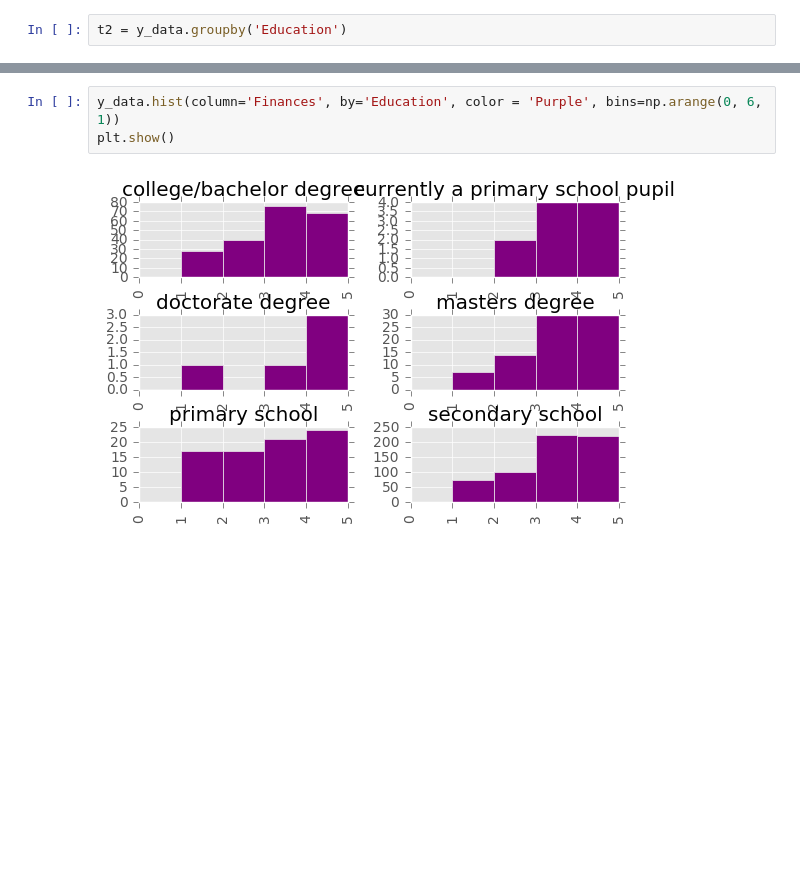
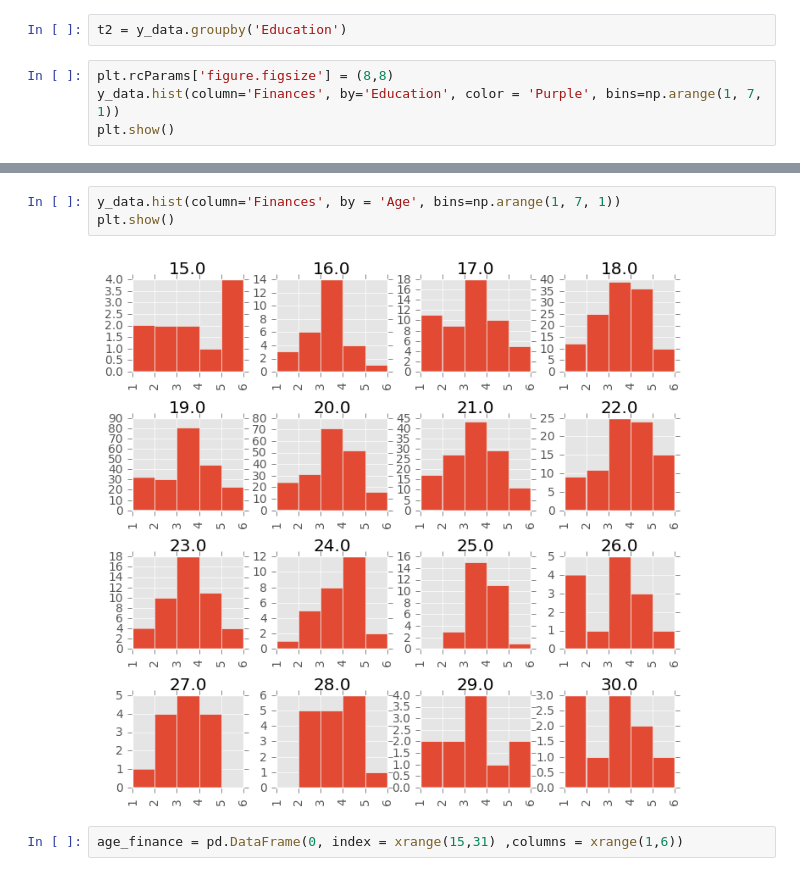
Before and after one commit to ehkhong/sta-141b-proj, a Jupyter notebook: calculated.py.ipynb, the cells around one changed output, grey strips where cells are left out. Drawn from its saved outputs; the diff is of its cells as text; blank space fills up the shorter version.

```diff
--- a/calculated.py.ipynb
+++ b/calculated.py.ipynb
@@ -174,2 +166,6 @@ Name: Education, dtype: int64
 # %%
 t2 = y_data.groupby('Education')
+# %%
+plt.rcParams['figure.figsize'] = (8,8)
+y_data.hist(column='Finances', by='Education', color = 'Purple', bins=np.arange(1, 7, 1))
+plt.show()
@@ -176,5 +186,7 @@ t2 = y_data.groupby('Education')
 # %%
-y_data.hist(column='Finances', by='Education', color = 'Purple', bins=np.arange(0, 6, 1))
+y_data.hist(column='Finances', by = 'Age', bins=np.arange(1, 7, 1))
 plt.show()
 # %% [output]
-[figure, old version]
+[figure, new version]
+# %%
+age_finance = pd.DataFrame(0, index = xrange(15,31) ,columns = xrange(1,6))
```
Also changed, not shown: parts of 21 cells of this notebook.
